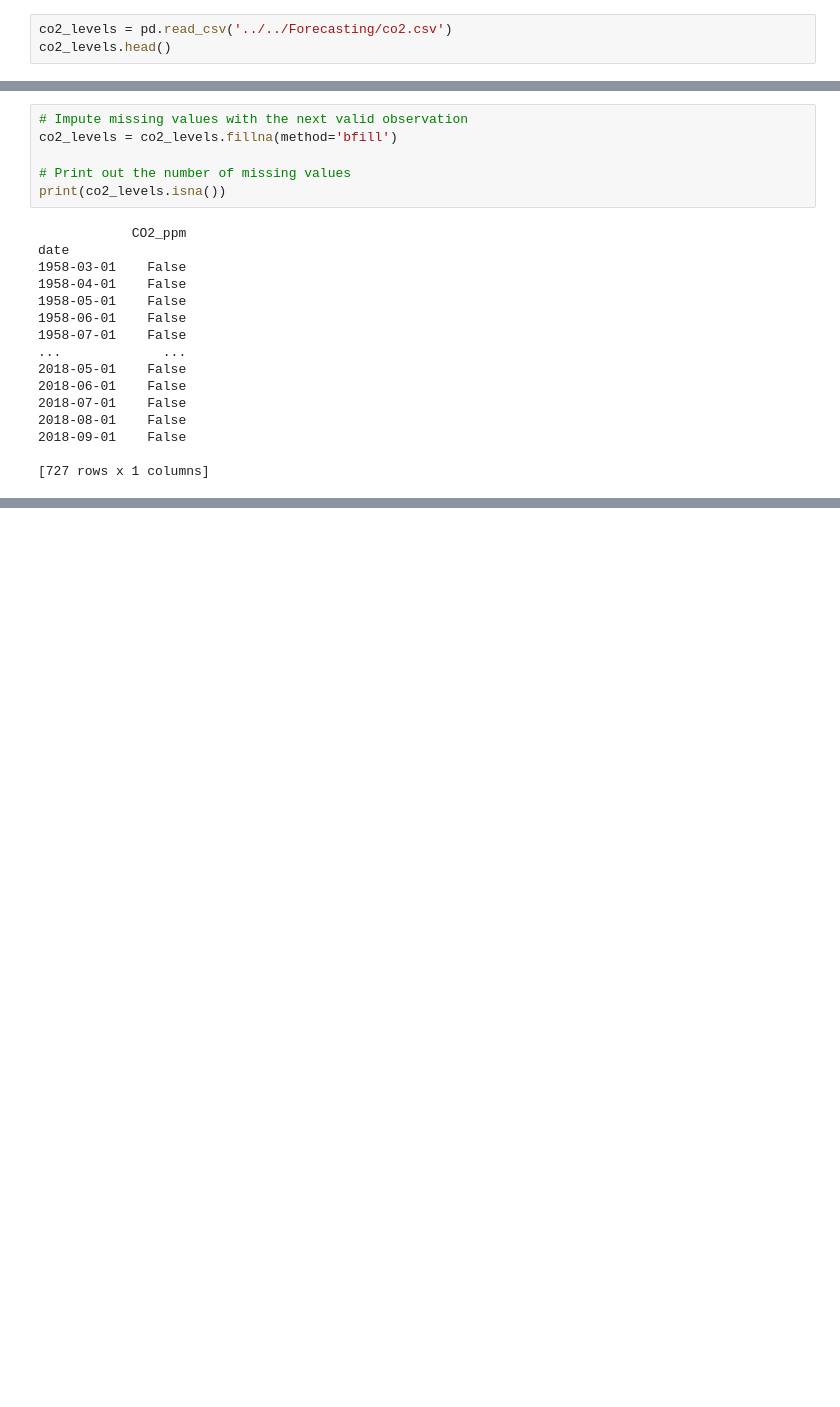
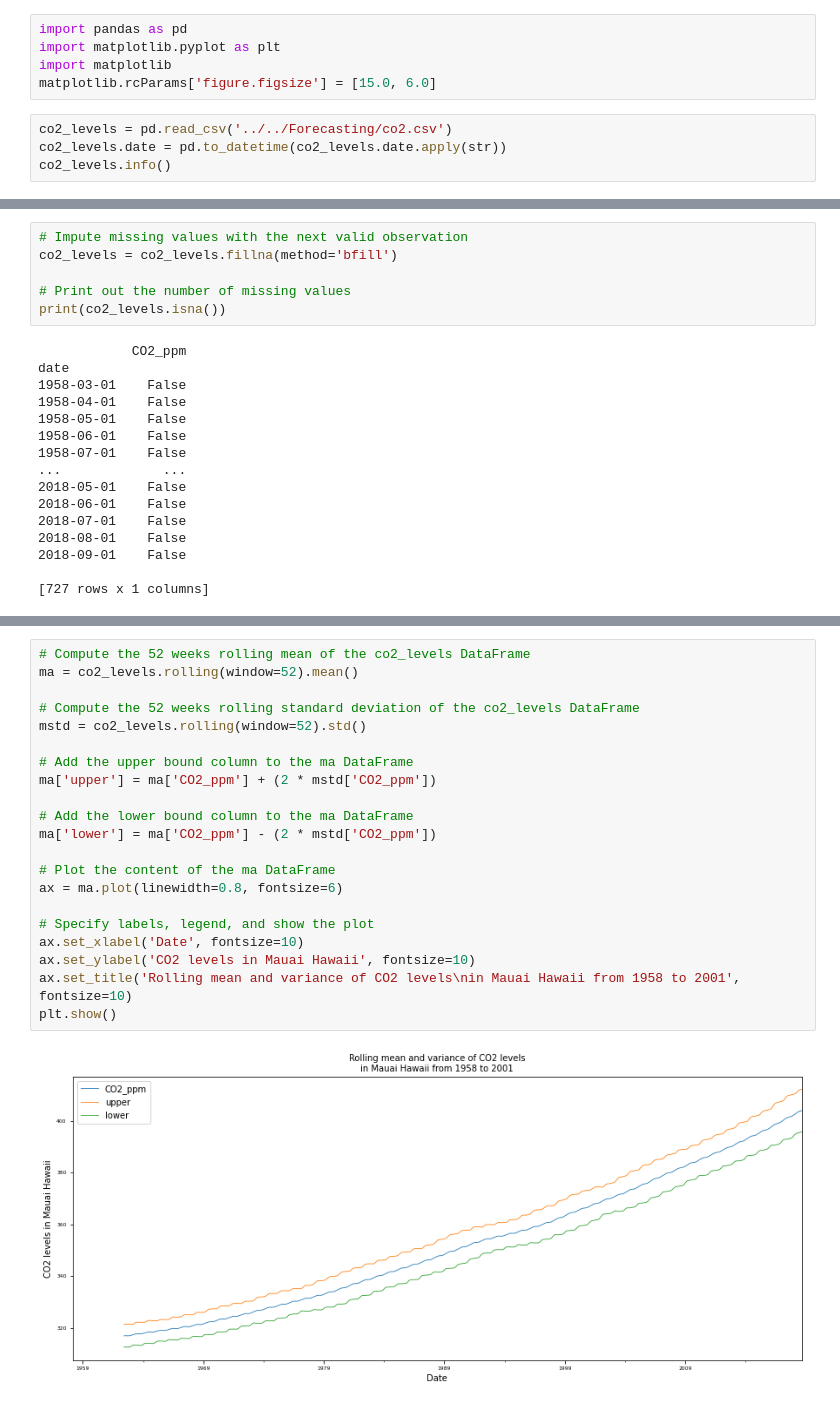
Before and after one commit to naikshubham/Forecasting-using-Python, a Jupyter notebook: Time-Series-Analysis/Visualizing Time Series.ipynb, the cells around one changed output, grey strips where cells are left out. Cells and saved outputs as stored; diff of their text form; blank space fills up the shorter version.

```diff
--- a/Time-Series-Analysis/Visualizing Time Series.ipynb
+++ b/Time-Series-Analysis/Visualizing Time Series.ipynb
@@ -3,4 +1,10 @@ import pandas as pd
+# %%
+import pandas as pd
+import matplotlib.pyplot as plt
+import matplotlib
+matplotlib.rcParams['figure.figsize'] = [15.0, 6.0]
 # %%
 co2_levels = pd.read_csv('../../Forecasting/co2.csv')
-co2_levels.head()
+co2_levels.date = pd.to_datetime(co2_levels.date.apply(str))
+co2_levels.info()
 # %% [output]
@@ -49,0 +62,23 @@ date
+# %%
+# Compute the 52 weeks rolling mean of the co2_levels DataFrame
+ma = co2_levels.rolling(window=52).mean()
+
+# Compute the 52 weeks rolling standard deviation of the co2_levels DataFrame
+mstd = co2_levels.rolling(window=52).std()
+
+# Add the upper bound column to the ma DataFrame
+ma['upper'] = ma['CO2_ppm'] + (2 * mstd['CO2_ppm'])
+
+# Add the lower bound column to the ma DataFrame
+ma['lower'] = ma['CO2_ppm'] - (2 * mstd['CO2_ppm'])
+
+# Plot the content of the ma DataFrame
+ax = ma.plot(linewidth=0.8, fontsize=6)
+
+# Specify labels, legend, and show the plot
+ax.set_xlabel('Date', fontsize=10)
+ax.set_ylabel('CO2 levels in Mauai Hawaii', fontsize=10)
+ax.set_title('Rolling mean and variance of CO2 levels\nin Mauai Hawaii from 1958 to 2001', fontsize=10)
+plt.show()
+# %% [output]
+[figure, added]
```
Also changed, not shown: parts of 10 cells of this notebook.
